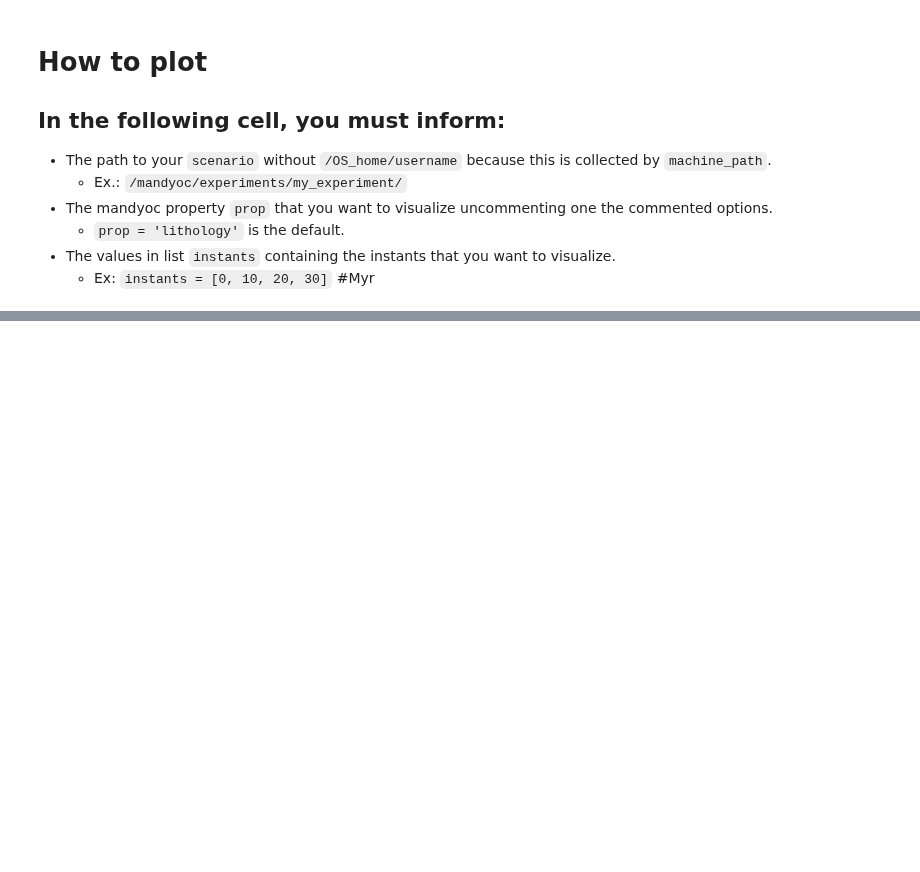
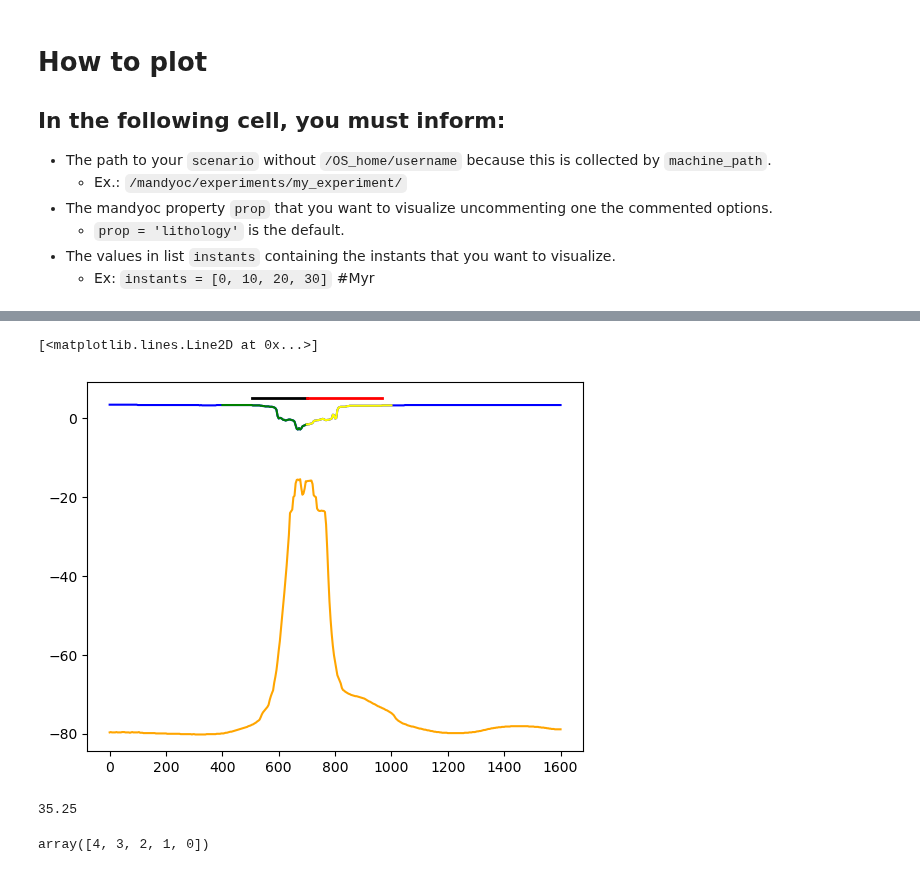
Before and after one commit to jopmas/double_keel_article, a Jupyter notebook: Geometries.ipynb, the cells around one changed output, grey strips where cells are left out. Cells and saved outputs as stored; diff of their text form; code cells hidden in the pictures; blank space fills up the shorter version.

```diff
--- a/Geometries.ipynb
+++ b/Geometries.ipynb
@@ -915,0 +1147,68 @@ teste_lithology
+# %%
+idx = find_nearest(times, 40)
+step = steps[idx]
+
+Nx, Nz, Lx, Lz = read_params(fpath)
+Rhoi = read_density(fpath, step, Nx, Nz)
+
+x = np.linspace(Lx/1000.0, 0, Nx)
+z = np.linspace(-Lz/1000.0, 0, Nz)
+Z = np.linspace(-Lz/1000.0, 0, 8001) #zi
+
+Rhoi = read_density(fpath, step, Nx, Nz)
+
+topography_interface = extract_interface(z, Z, Nx, Rhoi, 200.)
+lower_interface = extract_interface(z, Z, Nx, Rhoi, 3365.)
+
+xl_begin = 400
+xl_end = 700
+cond_xl = (x >= xl_begin) & (x <= xl_end)
+
+topol_region = topography_interface[cond_xl]
+idx_max_topol = np.where(topol_region == np.max(topol_region))[0][0]
+xl_begin = x[cond_xl][idx_max_topol]
+
+lithol_region = lower_interface[cond_xl]
+idx_min_lithol = np.where(lithol_region <= np.max(lithol_region))[0][0]
+xl_end = x[cond_xl][idx_min_lithol]
+
+margin_len_l = np.abs(xl_end - xl_begin)
+
+xr_begin = 700
+xr_end = 1000
+cond_xr = (x >= xr_begin) & (x <= xr_end)
+
+topor_region = topography_interface[cond_xr]
+idx_max_topor = np.where(topor_region == np.max(topor_region))[0][-1]
+xr_begin = x[cond_xr][idx_max_topor]
+
+lithor_region = lower_interface[cond_xr]
+idx_min_lithor = np.where(lithor_region <= np.max(lithor_region))[0][-1]
+xr_end = x[cond_xr][idx_min_lithor]
+
+margin_len_r = np.abs(xr_end - xr_begin)
+
+plt.plot([xl_begin, xl_end], [5, 5], '-', color='black', linewidth=2.0)
+plt.plot([xr_begin, xr_end], [5, 5], '-', color='red', linewidth=2.0)
+
+
+plt.plot(x, topography_interface+40, 'b')
+plt.plot(x, lower_interface+40, color='orange')
+# plt.plot(x[cond_x], -(thick), 'k')
+
+plt.plot(x[cond_xl], topol_region+40, 'g')
+plt.plot(x[cond_xr], topor_region+40, color='yellow')
+# plt.plot(x[cond_xl], lithol_region+40, color='red')
+# %% [output]
+[<matplotlib.lines.Line2D at 0x...>]
+[figure, added]
+# %%
+crustal_thickness
+# %% [output]
+35.25
+# %%
+a = np.array([1, 2, 3, 4, 5])
+b = np.array([5, 5, 5, 5, 5])
+np.abs(a-b)
+# %% [output]
+array([4, 3, 2, 1, 0])
```
Also changed, not shown: parts of 4 cells of this notebook.
